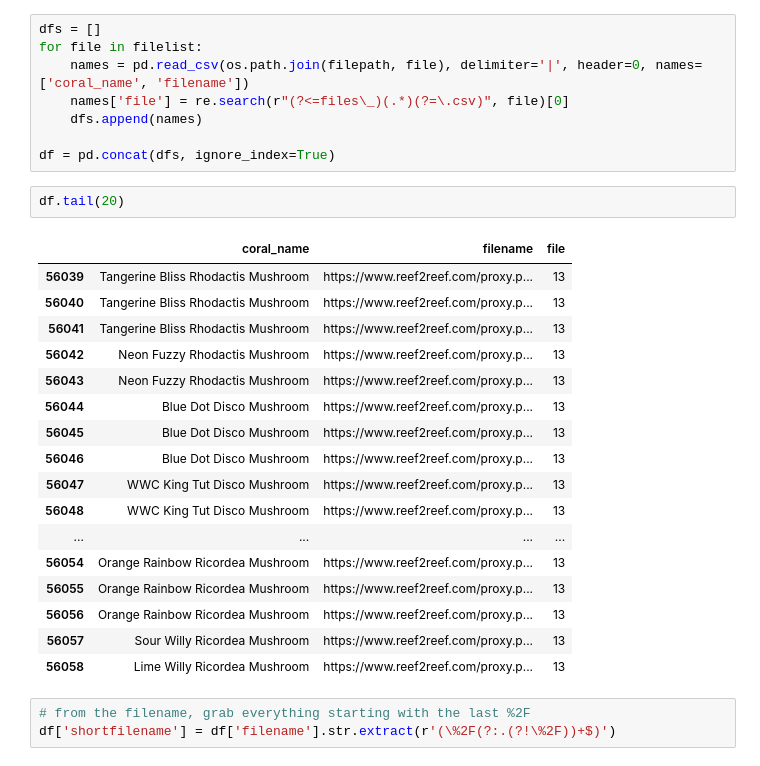
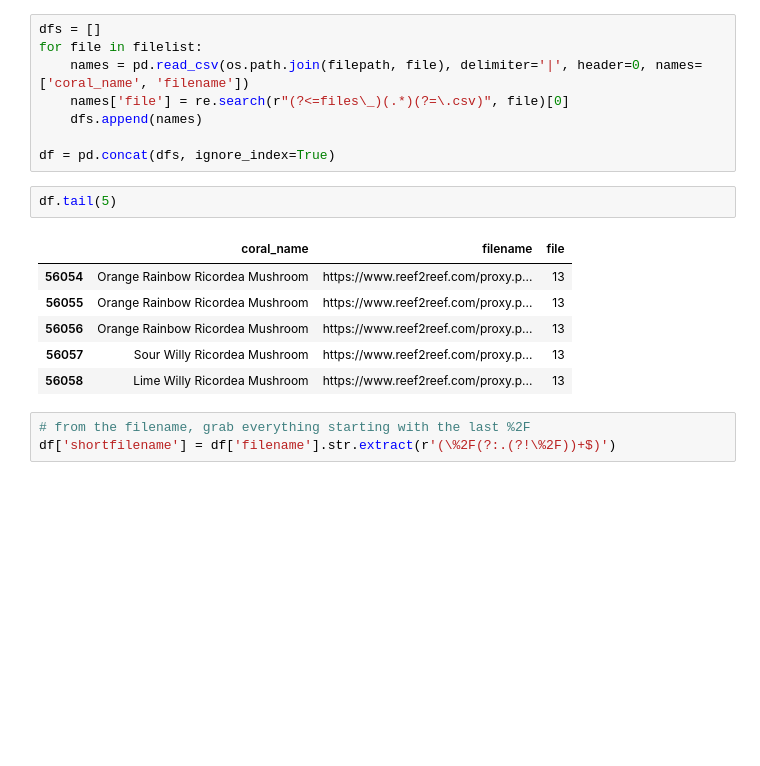
Before and after one commit to Frizzles7/coral_id, a Jupyter notebook: coral_names_cleanup.ipynb, the cells around one changed output. Saved outputs shown, nothing was run; the diff lists cells and outputs as text; blank space fills up the shorter version.

```diff
--- a/coral_names_cleanup.ipynb
+++ b/coral_names_cleanup.ipynb
@@ -25,20 +25,9 @@ for file in filelist:
 
 df = pd.concat(dfs, ignore_index=True)
 # %%
-df.tail(20)
+df.tail(5)
 # %% [output]
 |  | coral_name | filename | file |
-| 56039 | Tangerine Bliss Rhodactis Mushroom | https://www.reef2reef.com/proxy.p... | 13 |
-| 56040 | Tangerine Bliss Rhodactis Mushroom | https://www.reef2reef.com/proxy.p... | 13 |
-| 56041 | Tangerine Bliss Rhodactis Mushroom | https://www.reef2reef.com/proxy.p... | 13 |
-| 56042 | Neon Fuzzy Rhodactis Mushroom | https://www.reef2reef.com/proxy.p... | 13 |
-| 56043 | Neon Fuzzy Rhodactis Mushroom | https://www.reef2reef.com/proxy.p... | 13 |
-| 56044 | Blue Dot Disco Mushroom | https://www.reef2reef.com/proxy.p... | 13 |
-| 56045 | Blue Dot Disco Mushroom | https://www.reef2reef.com/proxy.p... | 13 |
-| 56046 | Blue Dot Disco Mushroom | https://www.reef2reef.com/proxy.p... | 13 |
-| 56047 | WWC King Tut Disco Mushroom | https://www.reef2reef.com/proxy.p... | 13 |
-| 56048 | WWC King Tut Disco Mushroom | https://www.reef2reef.com/proxy.p... | 13 |
-| ... | ... | ... | ... |
 | 56054 | Orange Rainbow Ricordea Mushroom | https://www.reef2reef.com/proxy.p... | 13 |
 | 56055 | Orange Rainbow Ricordea Mushroom | https://www.reef2reef.com/proxy.p... | 13 |
 | 56056 | Orange Rainbow Ricordea Mushroom | https://www.reef2reef.com/proxy.p... | 13 |
```
Also changed, not shown: parts of 15 cells of this notebook.
